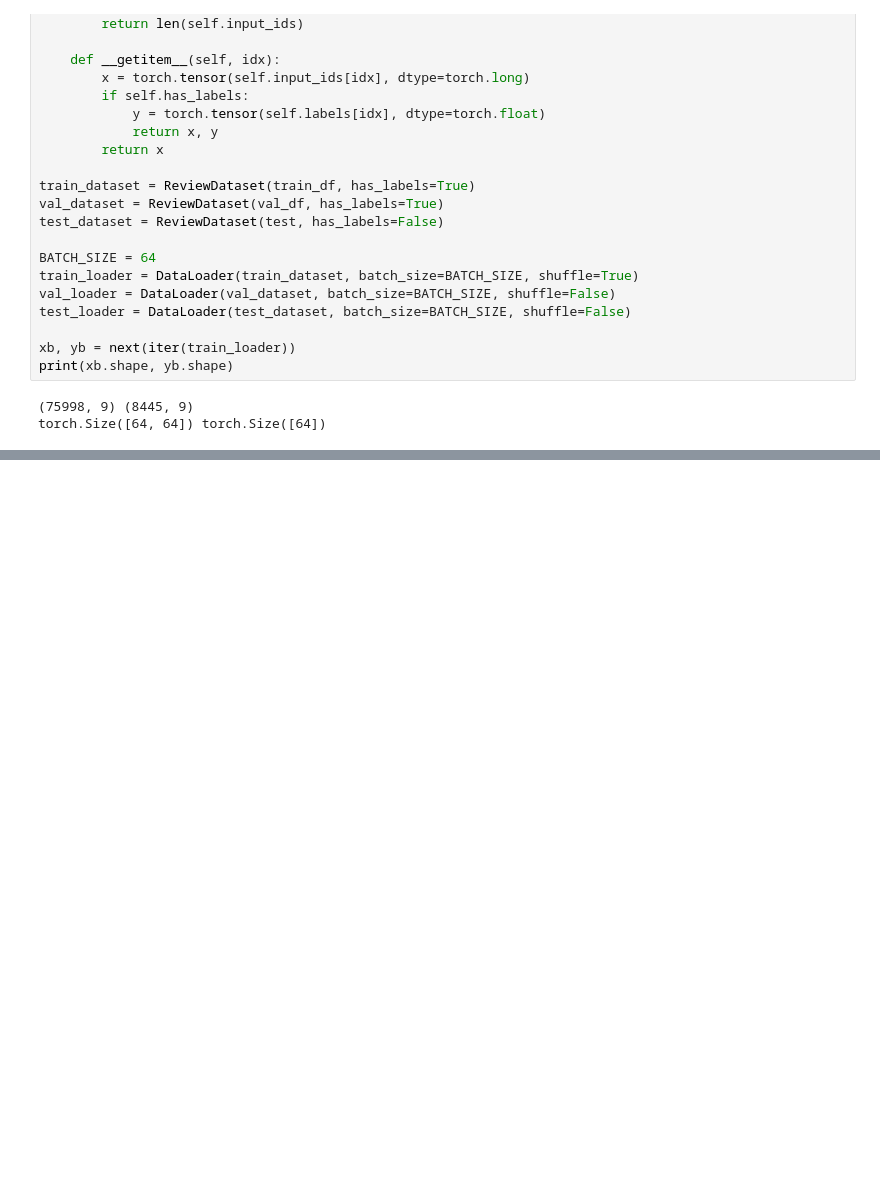
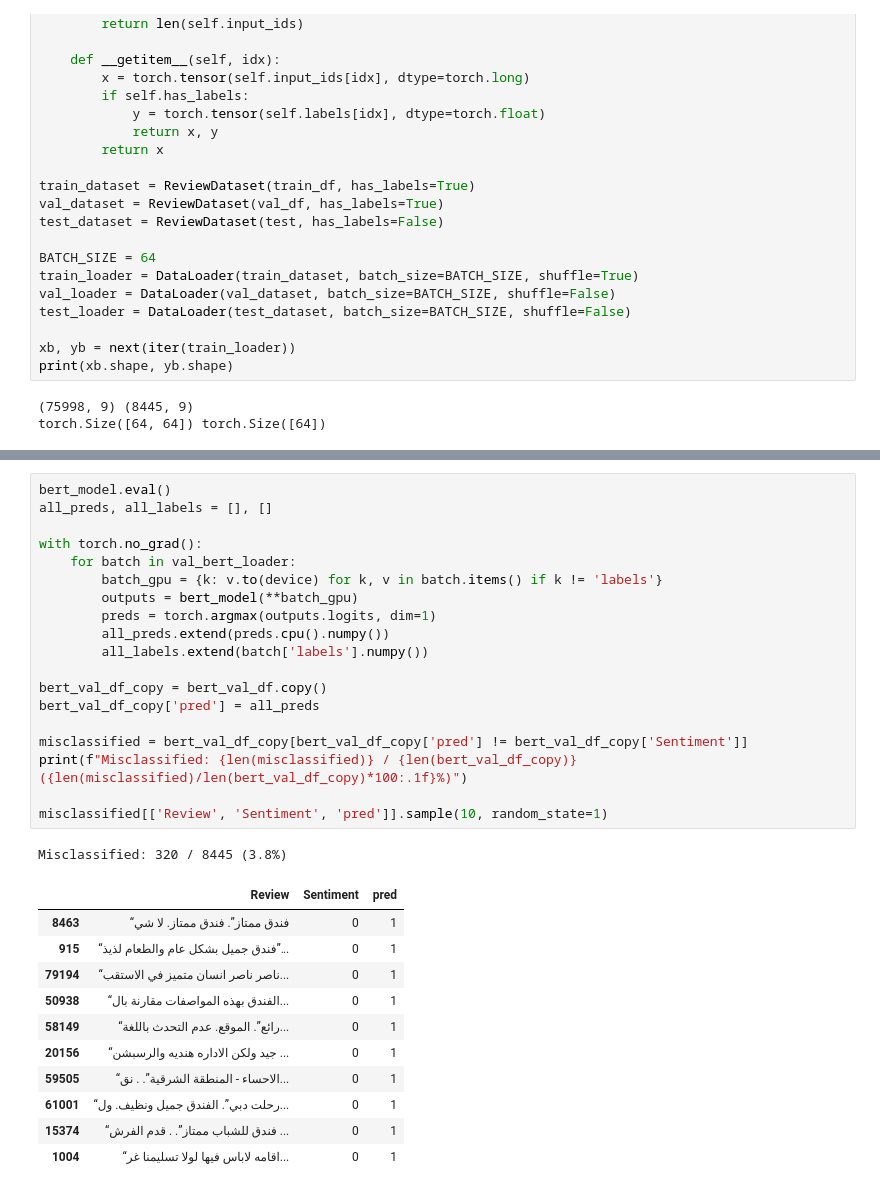
Before and after one commit to zeinafarghaly-arch/machine-learning-projects, a Jupyter notebook: arabic-sentiment-challenge.ipynb, the cells around one changed output, grey strips where cells are left out. Saved outputs shown, nothing was run; the diff lists cells and outputs as text; blank space fills up the shorter version.

Commit message:
Kaggle Notebook | arabic sentiment challenge | Version 3

```diff
--- a/arabic-sentiment-challenge.ipynb
+++ b/arabic-sentiment-challenge.ipynb
@@ -179,0 +512,32 @@ torch.Size([64, 64]) torch.Size([64])
+# %%
+bert_model.eval()
+all_preds, all_labels = [], []
+
+with torch.no_grad():
+    for batch in val_bert_loader:
+        batch_gpu = {k: v.to(device) for k, v in batch.items() if k != 'labels'}
+        outputs = bert_model(**batch_gpu)
+        preds = torch.argmax(outputs.logits, dim=1)
+        all_preds.extend(preds.cpu().numpy())
+        all_labels.extend(batch['labels'].numpy())
+
+bert_val_df_copy = bert_val_df.copy()
+bert_val_df_copy['pred'] = all_preds
+
+misclassified = bert_val_df_copy[bert_val_df_copy['pred'] != bert_val_df_copy['Sentiment']]
+print(f"Misclassified: {len(misclassified)} / {len(bert_val_df_copy)} ({len(misclassified)/len(bert_val_df_copy)*100:.1f}%)")
+
+misclassified[['Review', 'Sentiment', 'pred']].sample(10, random_state=1)
+# %% [output]
+Misclassified: 320 / 8445 (3.8%)
+|  | Review | Sentiment | pred |
+| 8463 | “فندق ممتاز”. فندق ممتاز. لا شي | 0 | 1 |
+| 915 | “فندق جميل بشكل عام والطعام لذيذ”... | 0 | 1 |
+| 79194 | “ناصر ناصر انسان متميز في الاستقب... | 0 | 1 |
+| 50938 | “الفندق بهذه المواصفات مقارنة بال... | 0 | 1 |
+| 58149 | “رائع”. الموقع. عدم التحدث باللغة... | 0 | 1 |
+| 20156 | “جيد ولكن الاداره هنديه والرسبشن ... | 0 | 1 |
+| 59505 | “الاحساء - المنطقة الشرقية”. . نق... | 0 | 1 |
+| 61001 | “رحلت دبي”. الفندق جميل ونظيف. ول... | 0 | 1 |
+| 15374 | “فندق للشباب ممتاز”. . قدم الفرش ... | 0 | 1 |
+| 1004 | “اقامه لاباس فيها لولا تسليمنا غر... | 0 | 1 |
```
Also changed, not shown: parts of 8 cells of this notebook.
